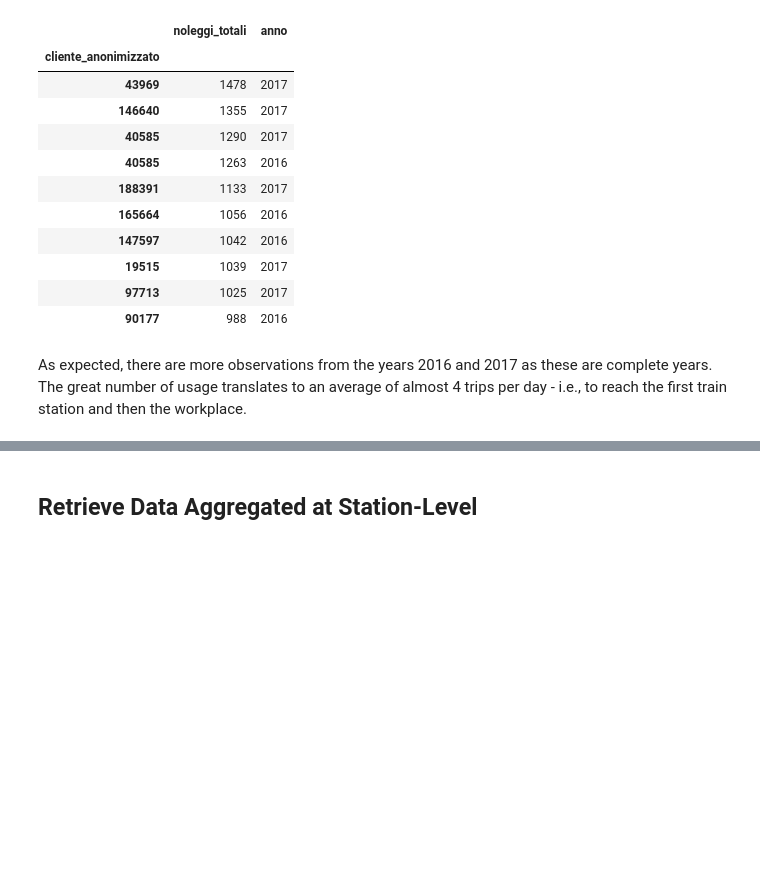
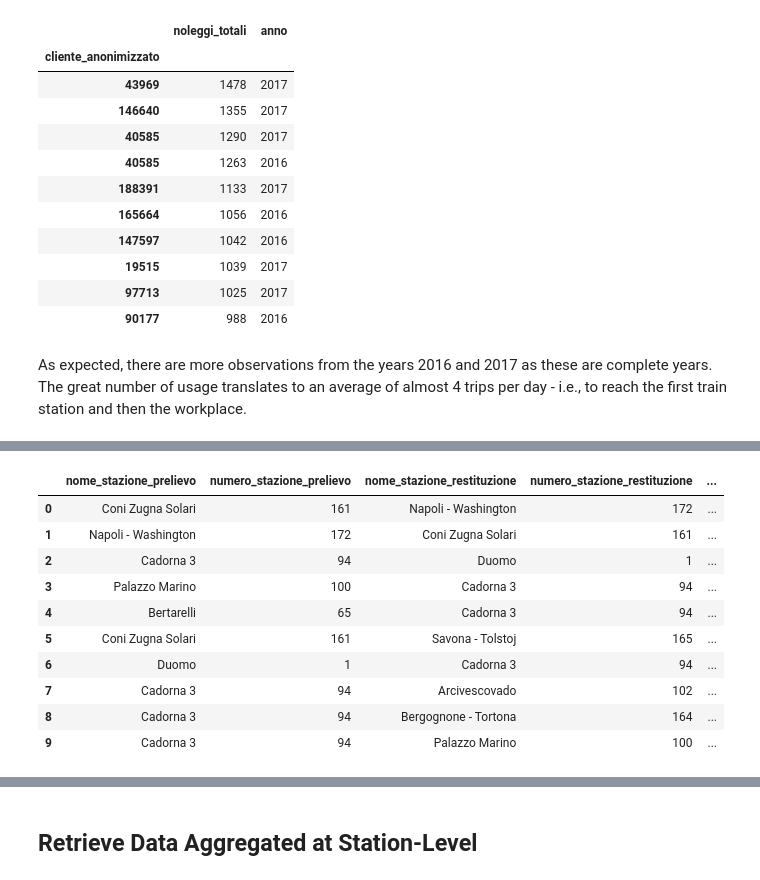
Before and after one commit to toscasterre/thesis-forecasting, a Jupyter notebook: notebooks/03-data_ingestion_and_spatial_operations.ipynb, the cells around one changed output, grey strips where cells are left out. Cells and saved outputs as stored; diff of their text form; code cells hidden in the pictures; blank space fills up the shorter version.

```diff
--- a/notebooks/03-data_ingestion_and_spatial_operations.ipynb
+++ b/notebooks/03-data_ingestion_and_spatial_operations.ipynb
@@ -182,0 +221,36 @@ As expected, there are more observations from the years 2016 and 2017 as these a
+# %%
+query = """
+    SELECT
+        nome_stazione_prelievo,
+        numero_stazione_prelievo,
+        nome_stazione_restituzione,
+        numero_stazione_restituzione,
+        COUNT(*) AS numero_noleggi
+    FROM bikemi_rentals
+    WHERE
+        EXTRACT('dow' FROM data_restituzione) BETWEEN 0 AND 4 AND
+        EXTRACT('hour' FROM data_restituzione) BETWEEN 7 AND 10 OR
+        EXTRACT('hour' FROM data_restituzione) BETWEEN 17 AND 20
+    GROUP BY
+        nome_stazione_prelievo,
+        numero_stazione_prelievo,
+        nome_stazione_restituzione,
+        numero_stazione_restituzione
+    ORDER BY numero_noleggi DESC;
+"""
+
+trips_rankings_commuting_hours = pd.read_sql(query, conn)
+# %%
+trips_rankings_commuting_hours.head(10)
+# %% [output]
+|  | nome_stazione_prelievo | numero_stazione_prelievo | nome_stazione_restituzione | numero_stazione_restituzione | ... |
+| 0 | Coni Zugna Solari | 161 | Napoli - Washington | 172 | ... |
+| 1 | Napoli - Washington | 172 | Coni Zugna Solari | 161 | ... |
+| 2 | Cadorna 3 | 94 | Duomo | 1 | ... |
+| 3 | Palazzo Marino | 100 | Cadorna 3 | 94 | ... |
+| 4 | Bertarelli | 65 | Cadorna 3 | 94 | ... |
+| 5 | Coni Zugna Solari | 161 | Savona - Tolstoj | 165 | ... |
+| 6 | Duomo | 1 | Cadorna 3 | 94 | ... |
+| 7 | Cadorna 3 | 94 | Arcivescovado | 102 | ... |
+| 8 | Cadorna 3 | 94 | Bergognone - Tortona | 164 | ... |
+| 9 | Cadorna 3 | 94 | Palazzo Marino | 100 | ... |
```
Also changed, not shown: parts of 15 cells of this notebook, 4 other files.
